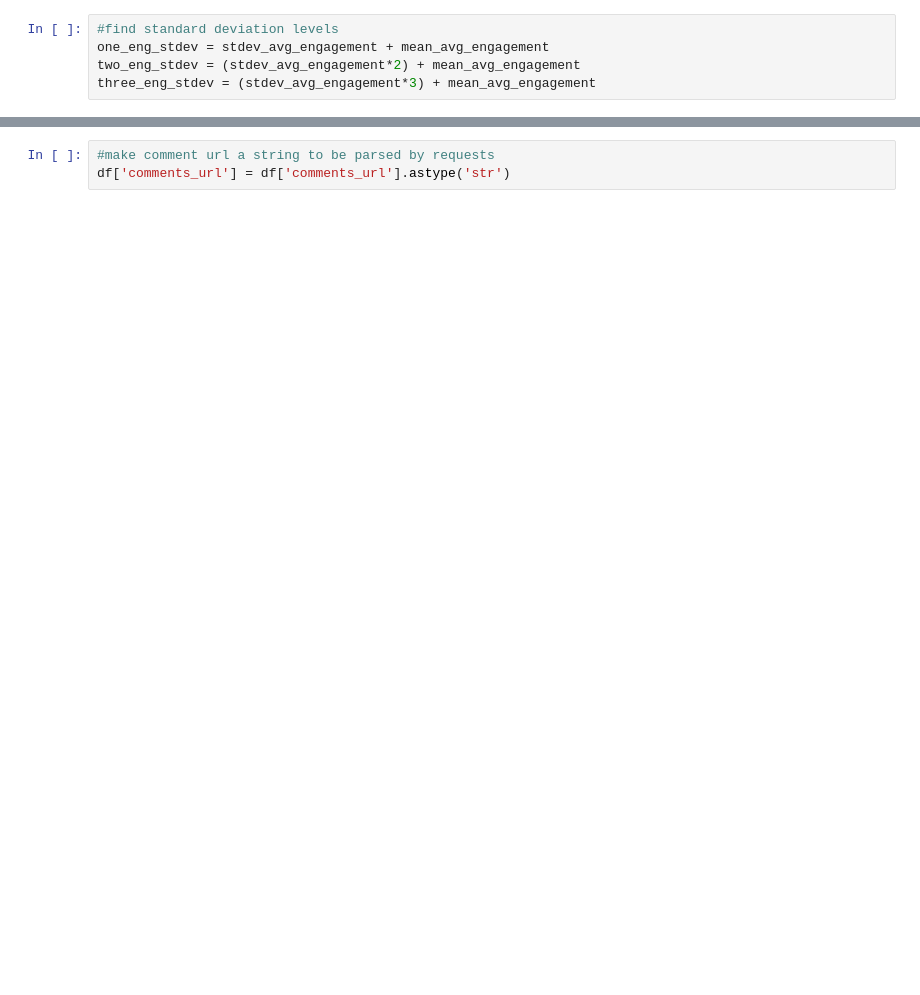
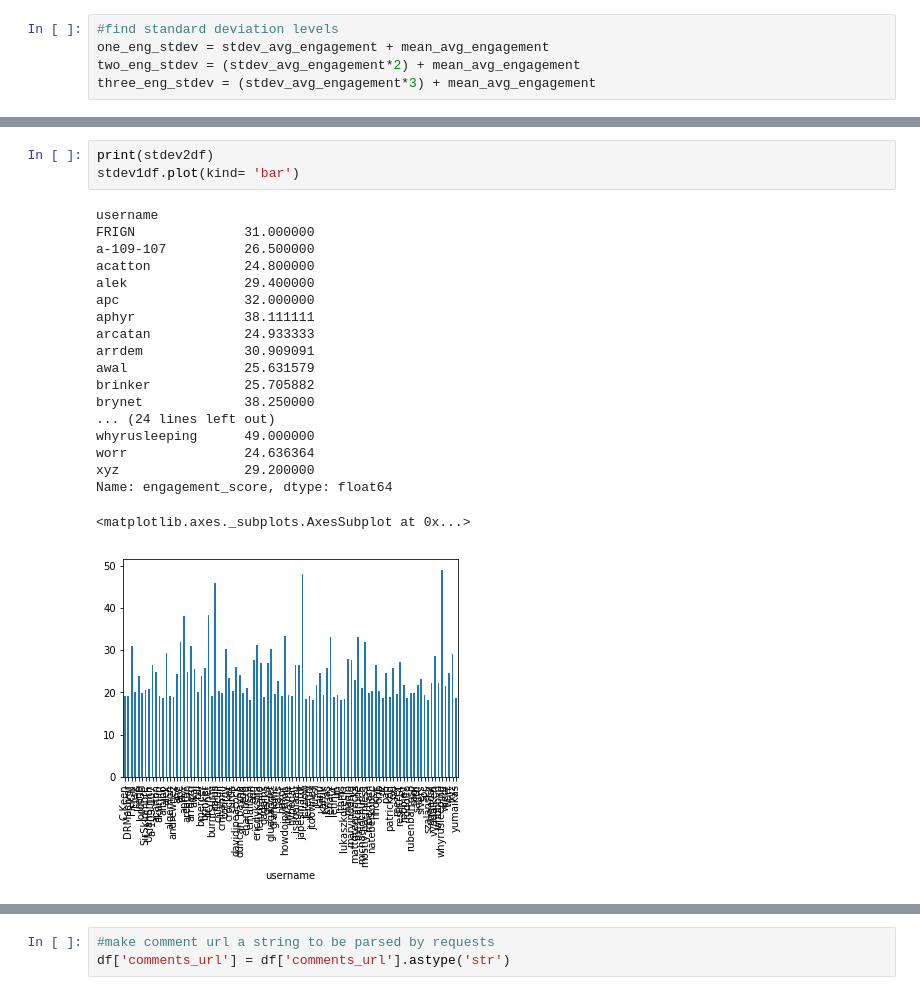
Before and after one commit to samauer14/FinalProjectDataMining, a Jupyter notebook: Final+Project+-+Anna.ipynb, the cells around one changed output, grey strips where cells are left out. Cells and saved outputs as stored; diff of their text form; blank space fills up the shorter version.

```diff
--- a/Final+Project+-+Anna.ipynb
+++ b/Final+Project+-+Anna.ipynb
@@ -67,0 +172,23 @@ stdev3df.drop(indexNames3 , inplace=True)
+# %%
+print(stdev2df)
+stdev1df.plot(kind= 'bar')
+# %% [output]
+username
+FRIGN              31.000000
+a-109-107          26.500000
+acatton            24.800000
+alek               29.400000
+apc                32.000000
+aphyr              38.111111
+arcatan            24.933333
+arrdem             30.909091
+awal               25.631579
+brinker            25.705882
+brynet             38.250000
+... (24 lines left out)
+whyrusleeping      49.000000
+worr               24.636364
+xyz                29.200000
+Name: engagement_score, dtype: float64
+<matplotlib.axes._subplots.AxesSubplot at 0x...>
+[figure, added]
```
Also changed, not shown: parts of 32 cells of this notebook.
